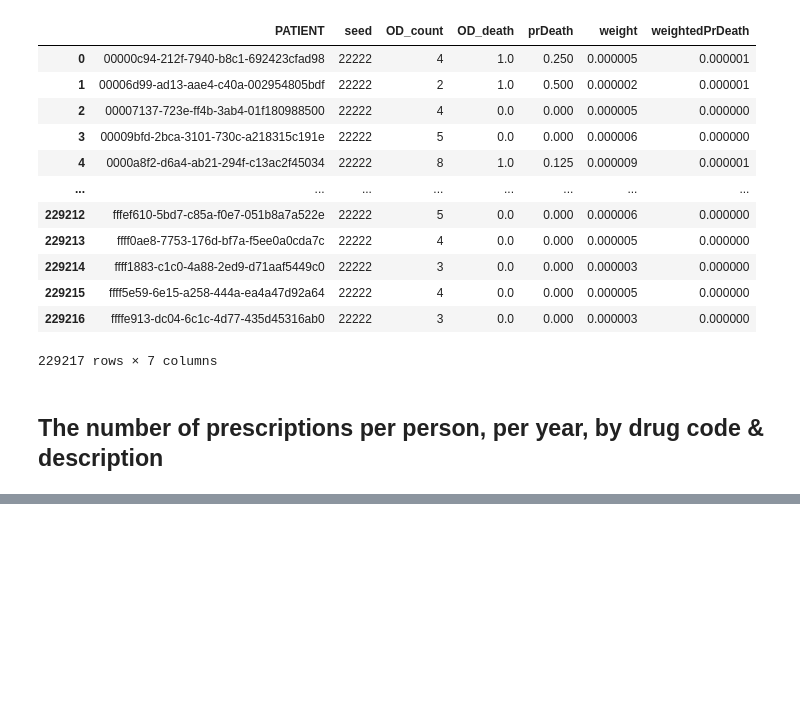
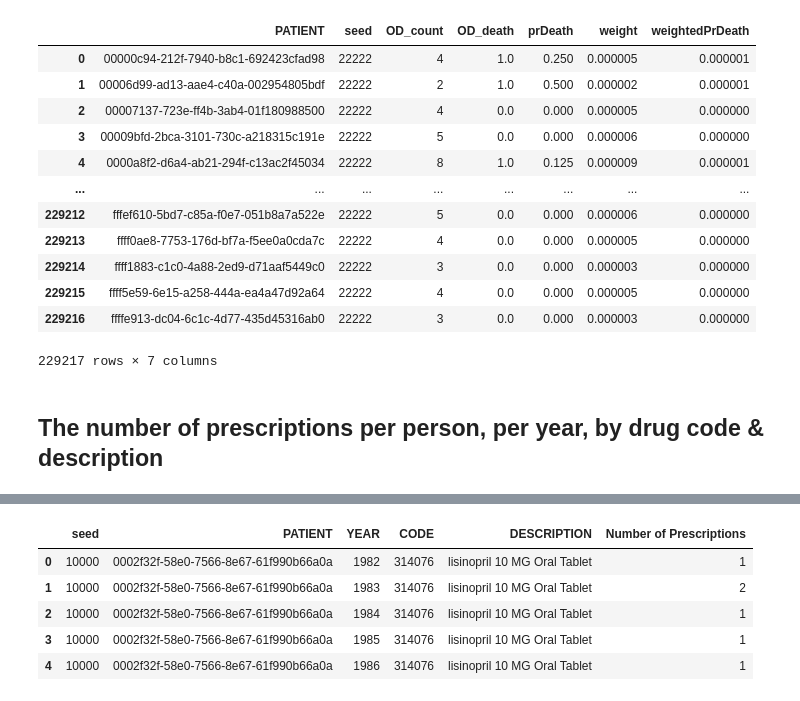
Before and after one commit to LMISyntheticHealthTeam/synthea, a Jupyter notebook: src/main/resources/validation/Validation.ipynb, the cells around one changed output, grey strips where cells are left out. Drawn from its saved outputs; the diff is of its cells as text; code cells hidden in the pictures; blank space fills up the shorter version.

```diff
--- a/src/main/resources/validation/Validation.ipynb
+++ b/src/main/resources/validation/Validation.ipynb
@@ -176,2 +177,11 @@ df_grouped.head()
 # %%
 df_grouped.to_csv("prescription_info_including_seeds.csv", index=False)
+# %%
+df_grouped.head()
+# %% [output]
+|  | seed | PATIENT | YEAR | CODE | DESCRIPTION | Number of Prescriptions |
+| 0 | 10000 | 0002f32f-58e0-7566-8e67-61f990b66a0a | 1982 | 314076 | lisinopril 10 MG Oral Tablet | 1 |
+| 1 | 10000 | 0002f32f-58e0-7566-8e67-61f990b66a0a | 1983 | 314076 | lisinopril 10 MG Oral Tablet | 2 |
+| 2 | 10000 | 0002f32f-58e0-7566-8e67-61f990b66a0a | 1984 | 314076 | lisinopril 10 MG Oral Tablet | 1 |
+| 3 | 10000 | 0002f32f-58e0-7566-8e67-61f990b66a0a | 1985 | 314076 | lisinopril 10 MG Oral Tablet | 1 |
+| 4 | 10000 | 0002f32f-58e0-7566-8e67-61f990b66a0a | 1986 | 314076 | lisinopril 10 MG Oral Tablet | 1 |
```
Also changed, not shown: parts of 9 cells of this notebook, 1 other file.
